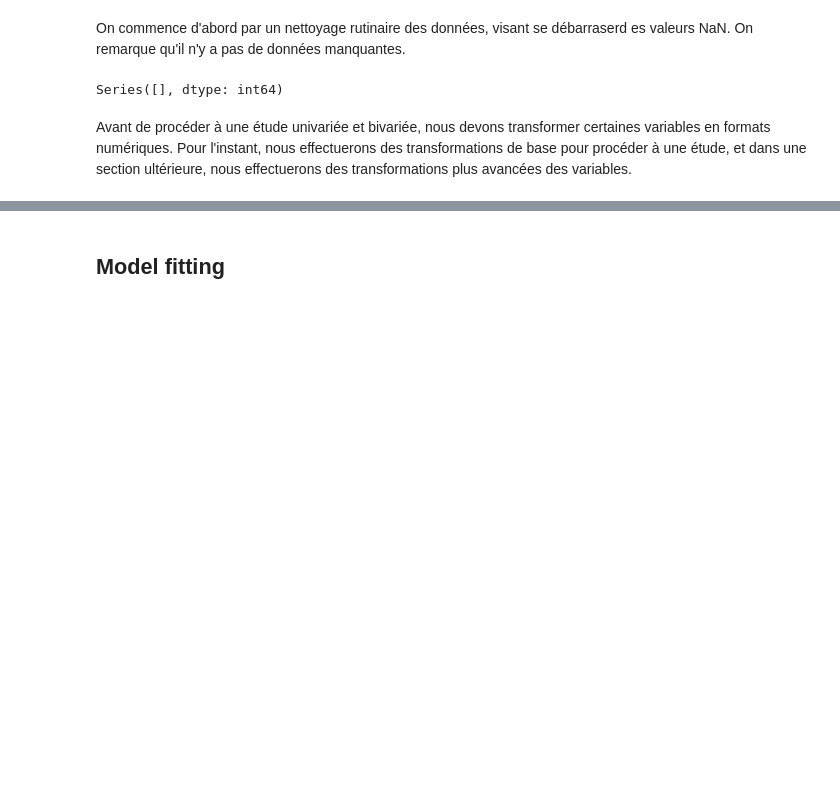
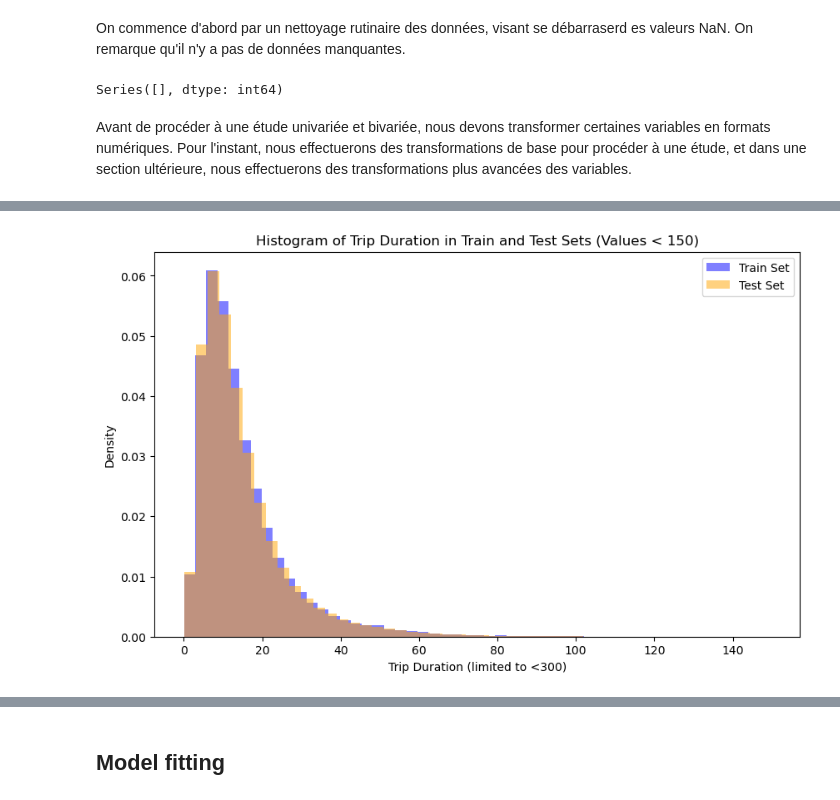
Before and after one commit to PabloHueso/NYC-taxis-tips-and-forest-cover-type, a Jupyter notebook: TopTipsNotebook.ipynb, the cells around one changed output, grey strips where cells are left out. Cells and saved outputs as stored; diff of their text form; code cells hidden in the pictures; blank space fills up the shorter version.

```diff
--- a/TopTipsNotebook.ipynb
+++ b/TopTipsNotebook.ipynb
@@ -81,0 +104,22 @@ test.head()
+# %%
+# Filter values to include only those less than 150 (provides clearer visualization than with <300)
+train_filtered = train[(train['trip_duration'] > 0) & (train['trip_duration'] < 150)]
+test_filtered = test[(test['trip_duration'] > 0) & (test['trip_duration'] < 150)]
+
+# Plot the histograms
+plt.figure(figsize=(10, 6))
+
+# Train set histogram
+plt.hist(train_filtered['trip_duration'], bins=50, color='blue', alpha=0.5, density=True, label='Train Set')
+
+# Test set histogram
+plt.hist(test_filtered['trip_duration'], bins=50, color='orange', alpha=0.5, density=True, label='Test Set')
+
+# Add labels and title
+plt.xlabel('Trip Duration (limited to <300)')
+plt.ylabel('Density')
+plt.title('Histogram of Trip Duration in Train and Test Sets (Values < 150)')
+plt.legend()
+plt.show()
+# %% [output]
+[figure, added]
```
Also changed, not shown: parts of 29 cells of this notebook.
